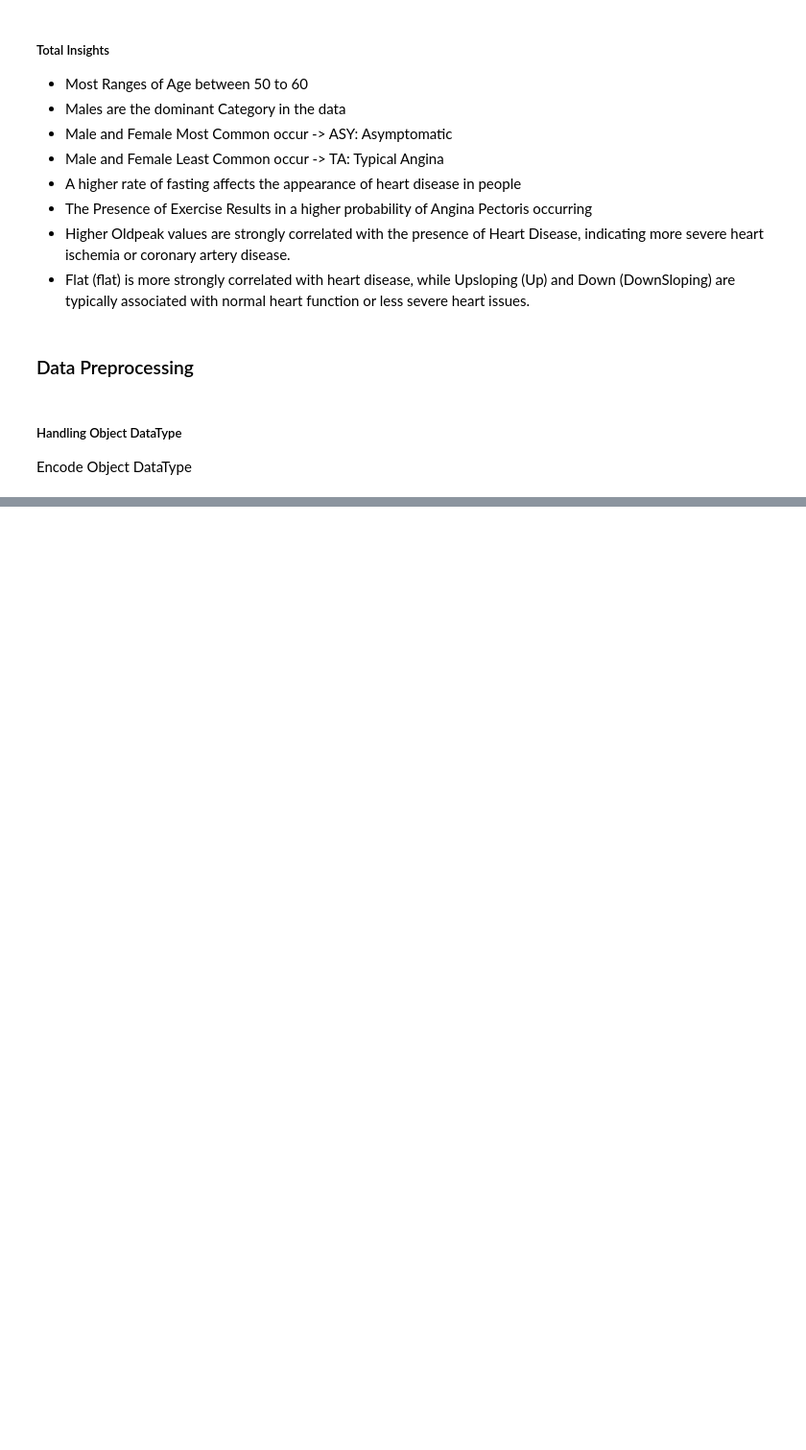
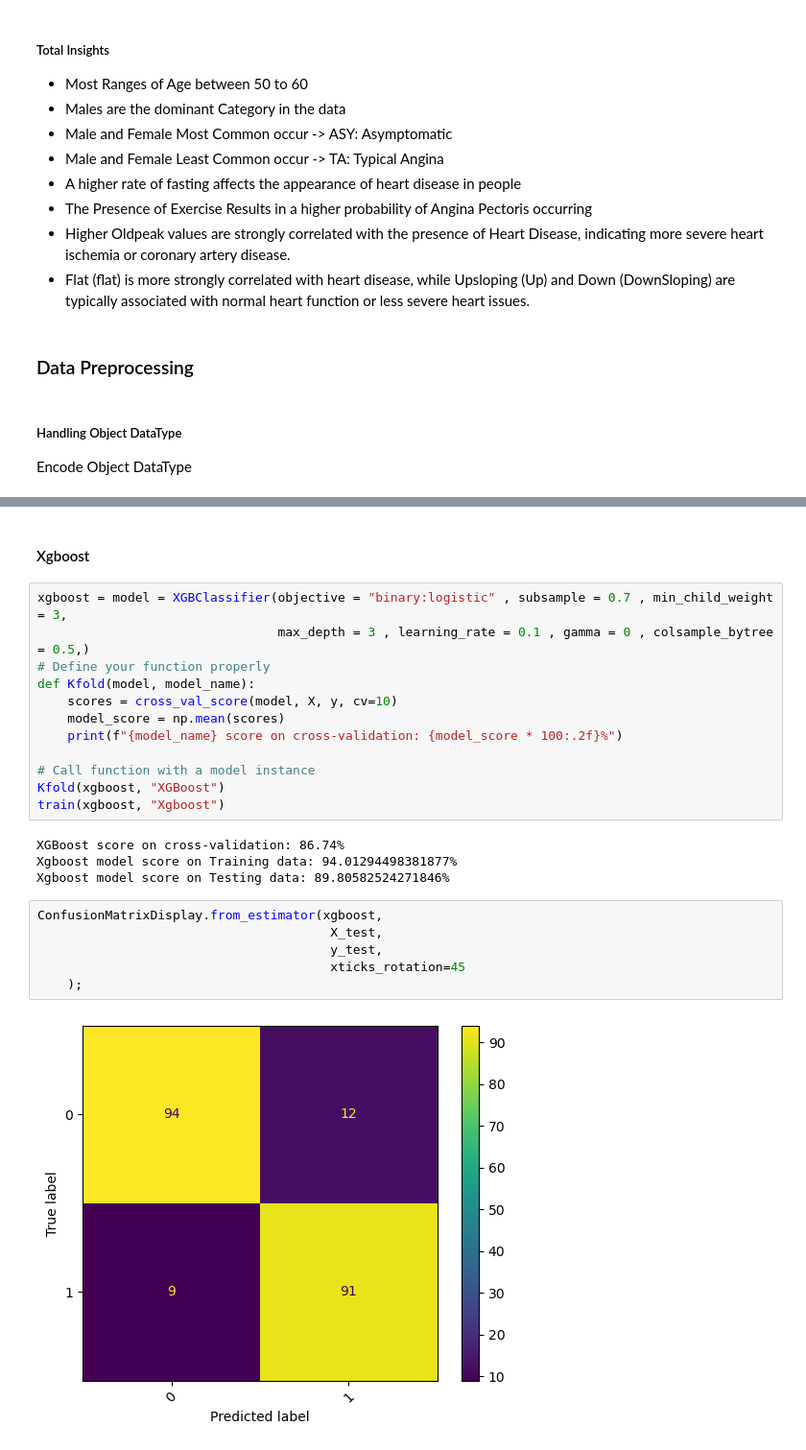
Before and after one commit to pjaiswalusf/Heart-Failure-Prediction, a Jupyter notebook: HeartFailurePrediction.ipynb, the cells around one changed output, grey strips where cells are left out. Shown at 96% size. Drawn from its saved outputs; the diff is of its cells as text; blank space fills up the shorter version.

```diff
--- a/HeartFailurePrediction.ipynb
+++ b/HeartFailurePrediction.ipynb
@@ -546,0 +652,26 @@ Encode Object DataType
+# %% [markdown]
+#### Xgboost
+# %%
+xgboost = model = XGBClassifier(objective = "binary:logistic" , subsample = 0.7 , min_child_weight = 3,
+                                max_depth = 3 , learning_rate = 0.1 , gamma = 0 , colsample_bytree = 0.5,)
+# Define your function properly
+def Kfold(model, model_name):
+    scores = cross_val_score(model, X, y, cv=10)
+    model_score = np.mean(scores)
+    print(f"{model_name} score on cross-validation: {model_score * 100:.2f}%")
+
+# Call function with a model instance
+Kfold(xgboost, "XGBoost")
+train(xgboost, "Xgboost")
+# %% [output]
+XGBoost score on cross-validation: 86.74%
+Xgboost model score on Training data: 94.01294498381877%
+Xgboost model score on Testing data: 89.80582524271846%
+# %%
+ConfusionMatrixDisplay.from_estimator(xgboost,
+                                       X_test,
+                                       y_test,
+                                       xticks_rotation=45
+    );
+# %% [output]
+[figure, added]
```
Also changed, not shown: parts of 20 cells of this notebook, 11 other files.
